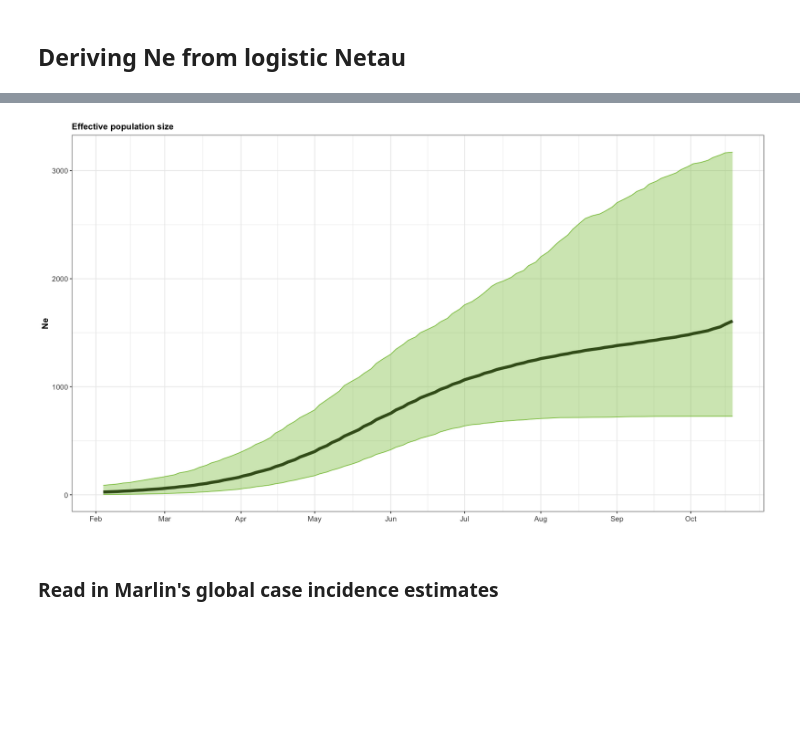
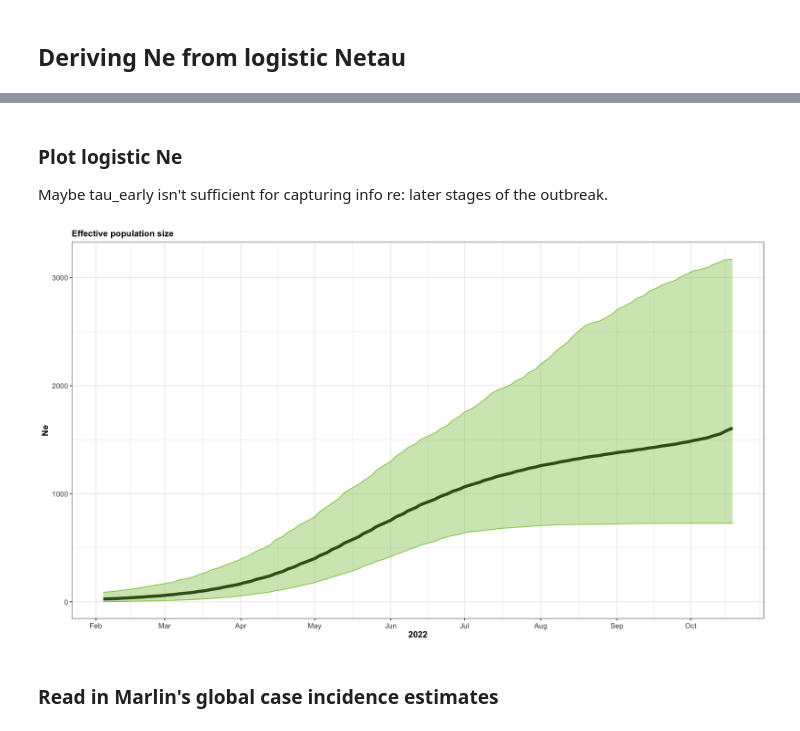
Before and after one commit to blab/mpox-dynamics, a Jupyter notebook: scripts/netau.ipynb, the cells around one changed output, grey strips where cells are left out. Drawn from its saved outputs; the diff is of its cells as text; code cells hidden in the pictures; blank space fills up the shorter version.

```diff
--- a/scripts/netau.ipynb
+++ b/scripts/netau.ipynb
@@ -102,27 +98,31 @@ Maybe tau_early isn't sufficient for capturing info re: later stages of the outb
+# %% [markdown]
+### Plot logistic Ne
+
+Maybe tau_early isn't sufficient for capturing info re: later stages of the outbreak.
 # %%
 plot_ne_logistic <- netau %>% mutate(ne = mean/tau_early,
                  ne_lower = lower/tau_early,
                  ne_upper = upper/tau_early) %>%
           ggplot(aes(x=datetime, y=ne)) +
           geom_line(size=2, color='black') +
           geom_ribbon(aes(ymin=ne_lower, ymax=ne_upper), color=rgb(0.55,0.77,0.3), alpha=0.4, fill=rgb(0.55,0.77,0.3)) +
-          ylab('Ne') + xlab('') + ggtitle('Effective population size') +
+          ylab('Ne') + xlab('2022') + ggtitle('Effective population size') +
           scale_x_date(date_labels = "%b", date_breaks='months') +
           my_theme()
 
 plot_ne_logistic_blank <- netau %>% mutate(ne = mean/tau_early,
                  ne_lower = lower/tau_early,
                  ne_upper = upper/tau_early) %>%
           ggplot(aes(x=datetime, y=ne)) +
           geom_line(size=2, color='black') +
           geom_ribbon(aes(ymin=ne_lower, ymax=ne_upper), color=rgb(0.55,0.77,0.3), alpha=0.4, fill=rgb(0.55,0.77,0.3)) +
-          ylab('') + xlab('') +
+          ylab('') + xlab('2022') +
           scale_x_date(date_labels = "%b", date_breaks='months') +
           my_theme()
 
 plot_ne_logistic
 # %% [output]
-[figure, old version]
+[figure, new version]
 # %% [markdown]
 ### Read in Marlin's global case incidence estimates
 # %%
```
Also changed, not shown: parts of 19 cells of this notebook, 1 other file.
